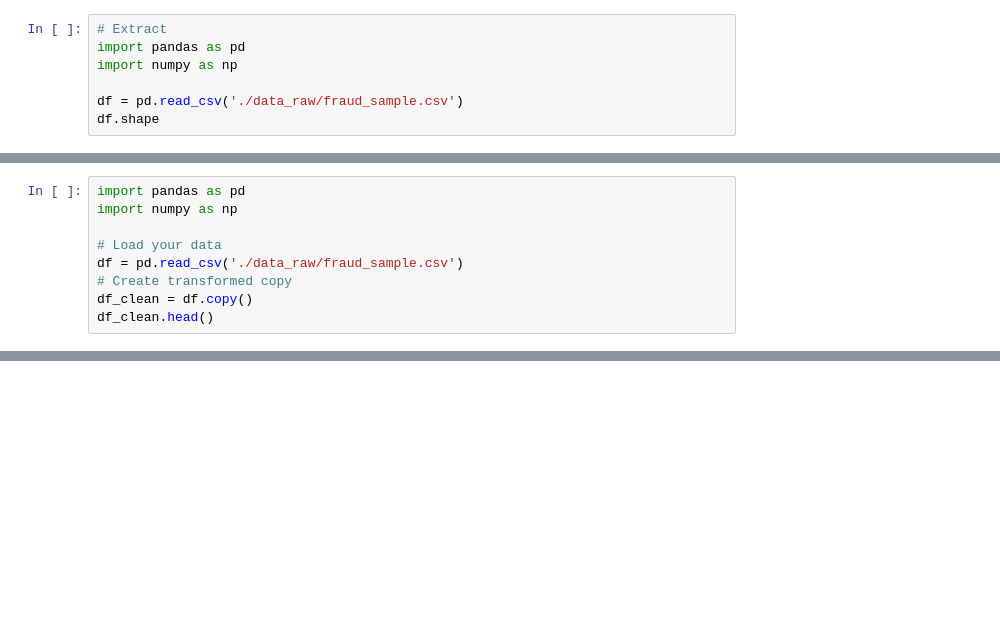
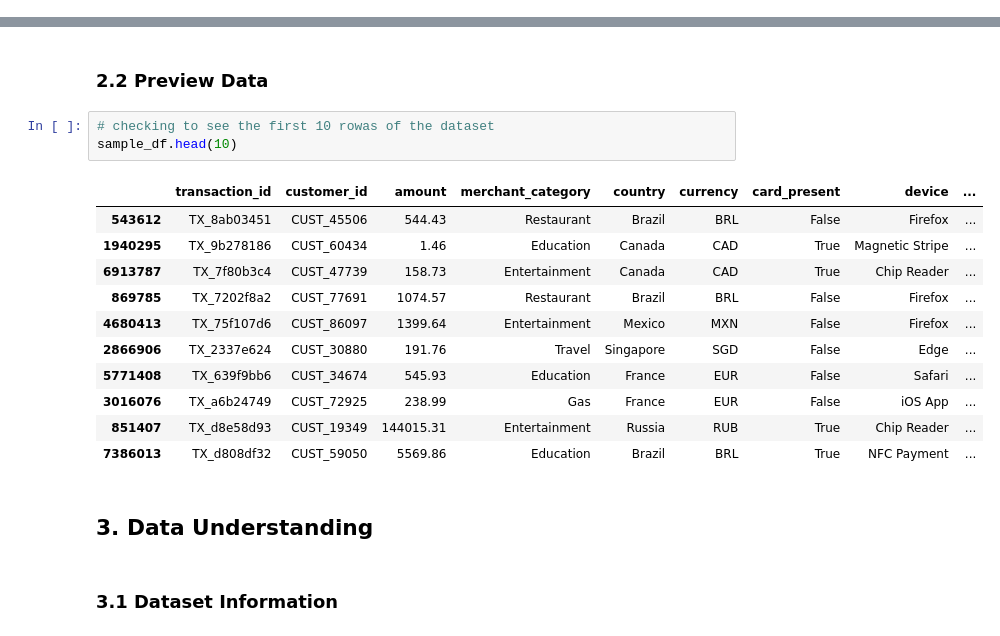
Before and after one commit to arphaxad1985/Fraud_analysis, a Jupyter notebook: notebooks/Project Management Assignment.ipynb, the cells around one changed output, grey strips where cells are left out. Saved outputs shown, nothing was run; the diff lists cells and outputs as text; blank space fills up the shorter version.

```diff
--- a/notebooks/Project Management Assignment.ipynb
+++ b/notebooks/Project Management Assignment.ipynb
@@ -304,7 +99,0 @@ To https://github.com/arphaxad1985/Fraud_analysis.git
-# %%
-# Extract
-import pandas as pd
-import numpy as np
-
-df = pd.read_csv('./data_raw/fraud_sample.csv')
-df.shape
@@ -404,9 +99,0 @@ dtype: int64
-# %%
-import pandas as pd
-import numpy as np
-
-# Load your data
-df = pd.read_csv('./data_raw/fraud_sample.csv')
-# Create transformed copy
-df_clean = df.copy()
-df_clean.head()
@@ -941,0 +118,21 @@ hint: See the 'Note about fast-forwards' in 'git push --help' for details.
+# %% [markdown]
+### 2.2 Preview Data
+# %%
+# checking to see the first 10 rowas of the dataset
+sample_df.head(10)
+# %% [output]
+|  | transaction_id | customer_id | amount | merchant_category | country | currency | card_present | device | ... |
+| 543612 | TX_8ab03451 | CUST_45506 | 544.43 | Restaurant | Brazil | BRL | False | Firefox | ... |
+| 1940295 | TX_9b278186 | CUST_60434 | 1.46 | Education | Canada | CAD | True | Magnetic Stripe | ... |
+| 6913787 | TX_7f80b3c4 | CUST_47739 | 158.73 | Entertainment | Canada | CAD | True | Chip Reader | ... |
+| 869785 | TX_7202f8a2 | CUST_77691 | 1074.57 | Restaurant | Brazil | BRL | False | Firefox | ... |
+| 4680413 | TX_75f107d6 | CUST_86097 | 1399.64 | Entertainment | Mexico | MXN | False | Firefox | ... |
+| 2866906 | TX_2337e624 | CUST_30880 | 191.76 | Travel | Singapore | SGD | False | Edge | ... |
+| 5771408 | TX_639f9bb6 | CUST_34674 | 545.93 | Education | France | EUR | False | Safari | ... |
+| 3016076 | TX_a6b24749 | CUST_72925 | 238.99 | Gas | France | EUR | False | iOS App | ... |
+| 851407 | TX_d8e58d93 | CUST_19349 | 144015.31 | Entertainment | Russia | RUB | True | Chip Reader | ... |
+| 7386013 | TX_d808df32 | CUST_59050 | 5569.86 | Education | Brazil | BRL | True | NFC Payment | ... |
+# %% [markdown]
+## 3. Data Understanding
+# %% [markdown]
+### 3.1 Dataset Information
```
Also changed, not shown: parts of 111 cells of this notebook, 2 other files.
